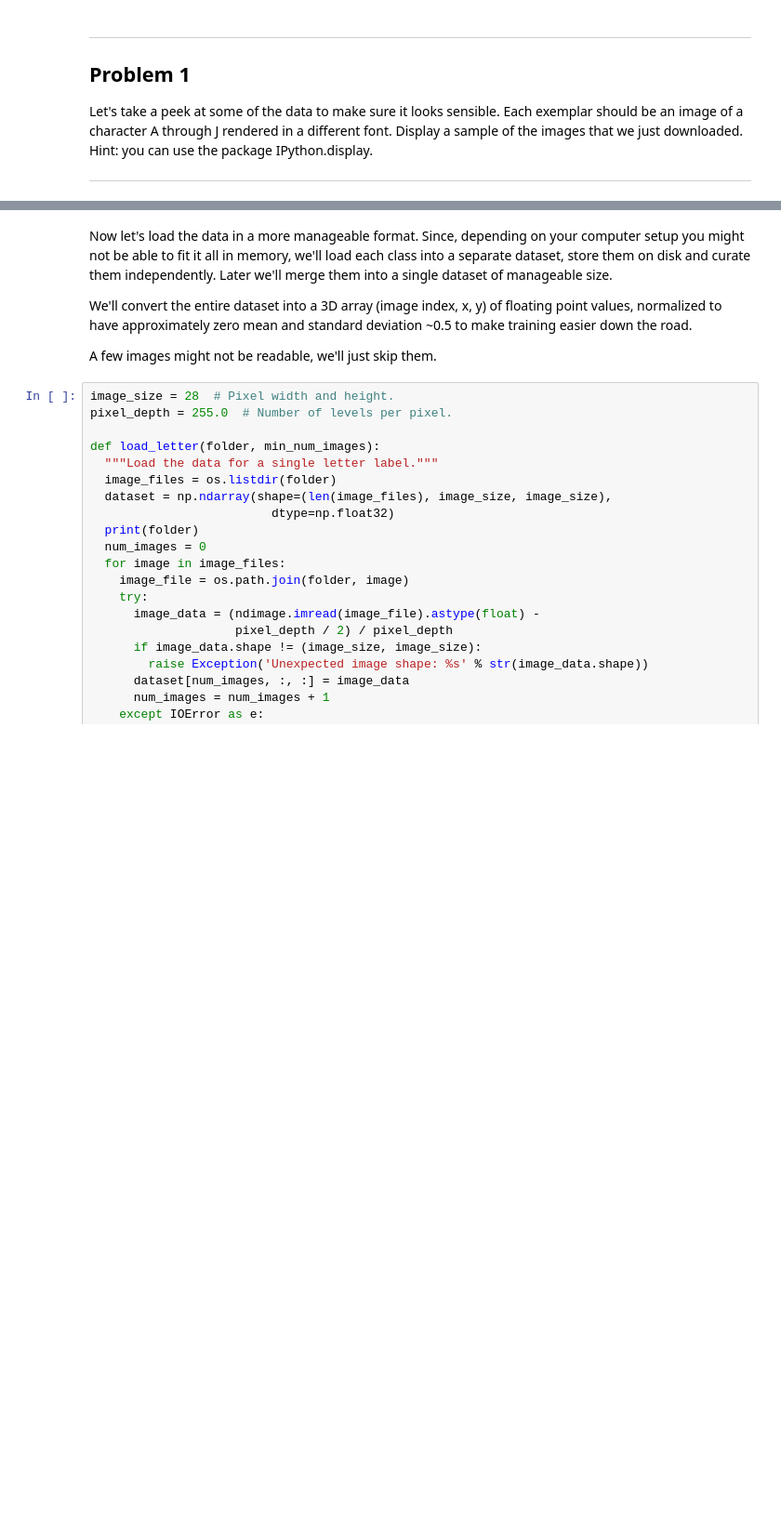
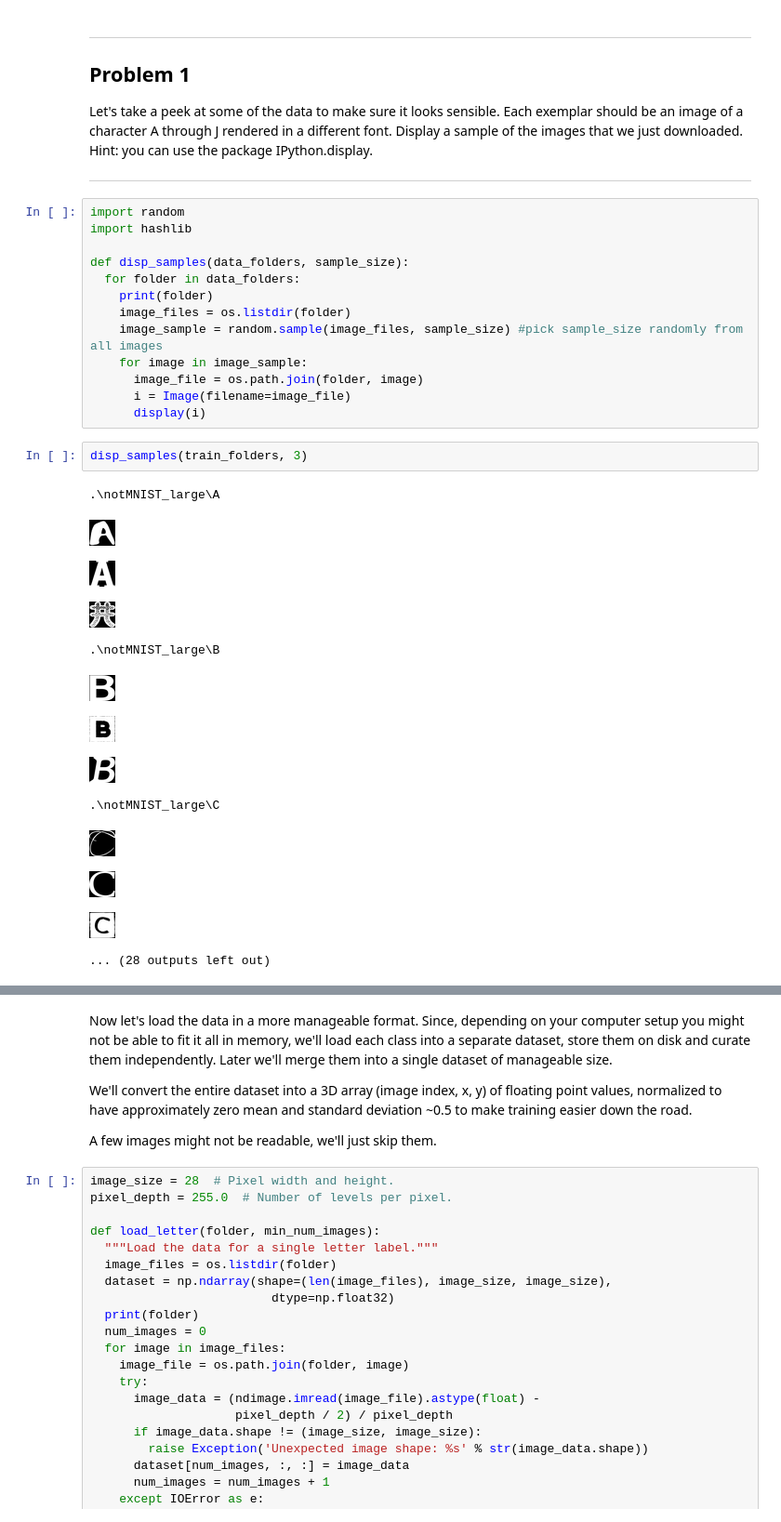
Before and after one commit to triployd/deep-learning-tensorflow, a Jupyter notebook: 1_notmnist.ipynb, the cells around one changed output, grey strips where cells are left out. Shown at 93% size. Cells and saved outputs as stored; diff of their text form; blank space fills up the shorter version.

```diff
--- a/1_notmnist.ipynb
+++ b/1_notmnist.ipynb
@@ -112,3 +112,32 @@ Problem 1
 Let's take a peek at some of the data to make sure it looks sensible. Each exemplar should be an image of a character A through J rendered in a different font. Display a sample of the images that we just downloaded. Hint: you can use the package IPython.display.
 
 ---
+# %%
+import random
+import hashlib
+
+def disp_samples(data_folders, sample_size):
+  for folder in data_folders:
+    print(folder)
+    image_files = os.listdir(folder)
+    image_sample = random.sample(image_files, sample_size) #pick sample_size randomly from all images
+    for image in image_sample:
+      image_file = os.path.join(folder, image)
+      i = Image(filename=image_file)
+      display(i)
+# %%
+disp_samples(train_folders, 3)
+# %% [output]
+.\notMNIST_large\A
+[figure, added]
+[figure, added]
+[figure, added]
+.\notMNIST_large\B
+[figure, added]
+[figure, added]
+[figure, added]
+.\notMNIST_large\C
+[figure, added]
+[figure, added]
+[figure, added]
+... (28 outputs left out)
```
Also changed, not shown: parts of 3 cells of this notebook.
